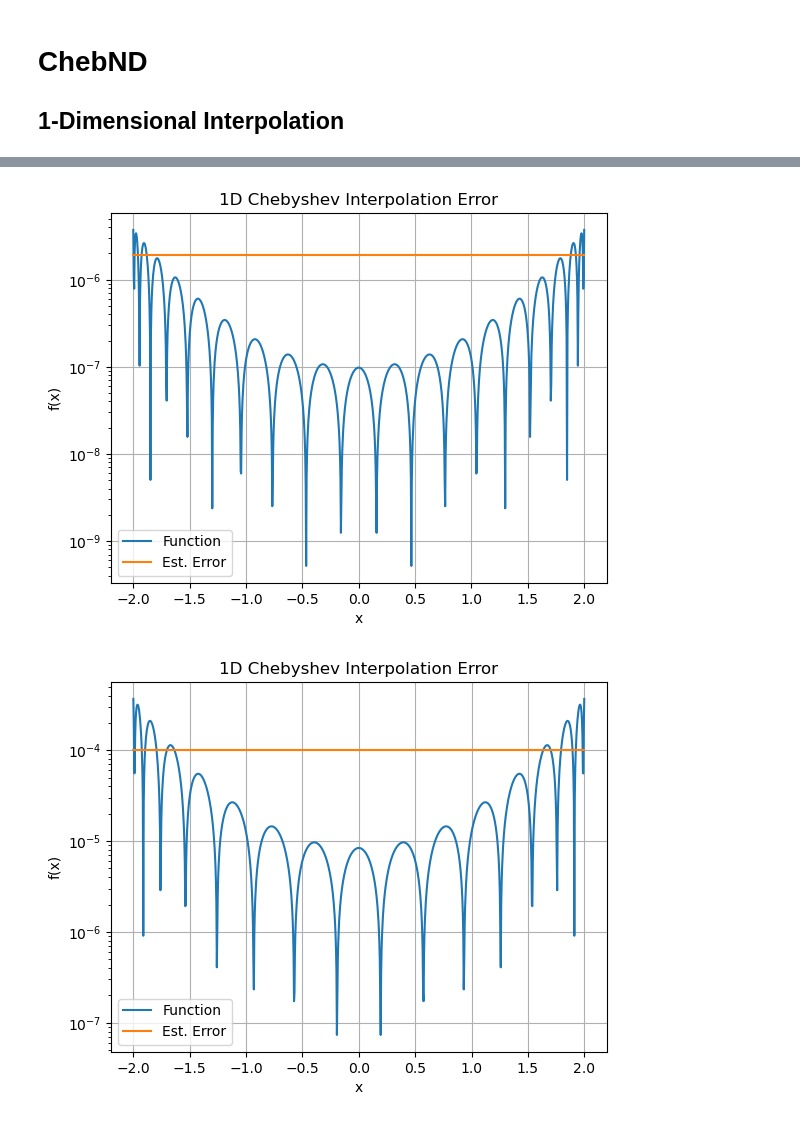
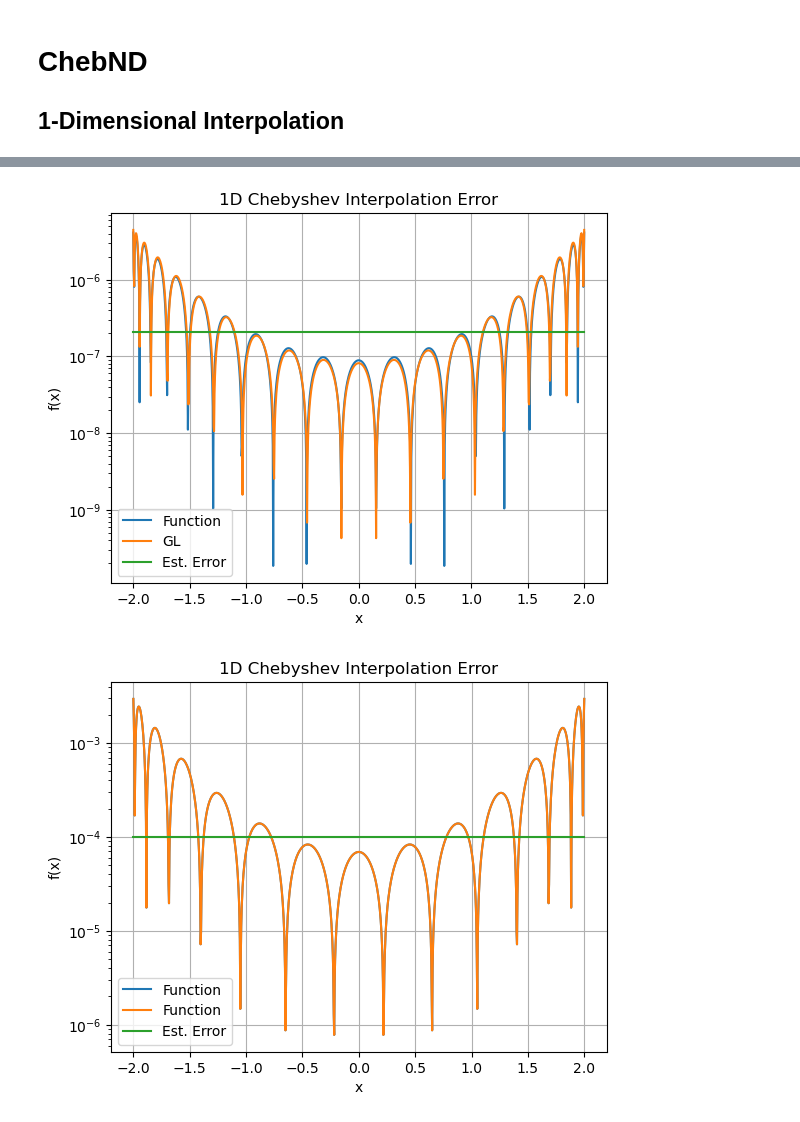
Before and after one commit to Philip-Lynch/chebyshevND, a Jupyter notebook: examples/example_1d_interp.ipynb, the cells around one changed output, grey strips where cells are left out. Saved outputs shown, nothing was run; the diff lists cells and outputs as text; code cells hidden in the pictures.

```diff
--- a/examples/example_1d_interp.ipynb
+++ b/examples/example_1d_interp.ipynb
@@ -13,6 +14,11 @@ f = lambda x: np.exp(-x**2)
 # %%
 a = -2
 b = 2
-N = 20
+N = 21
 # %%
-interp = ChebyshevInterpolant1D(f, a=a, b=b, N=N)
+x_nodes = chebyshev_nodes(N,a,b)
+vals = f(x_nodes)
+interp1 = ChebyshevInterpolant1D(vals, a=a, b=b, N=N,kind = "nodes")
+
+coeffs1 = interp1.get_coefficients()
+print(coeffs1)
@@ -18,0 +32,7 @@ interp = ChebyshevInterpolant1D(f, a=a, b=b, N=N)
+# %%
+x_GL = chebyshev_gauss_lobatto_nodes(N,a,b)
+vals2 = f(x_GL)
+interp2 = ChebyshevInterpolant1D(vals2, a=a, b=b, N=N, kind = "GL")
+
+coeffs2 = interp2.get_coefficients()
+print(coeffs2)
@@ -57,6 +99,7 @@ plt.show()
 # %%
 # Plotting the results
 plt.plot(x_test, abs((y_vals - y_interp)/y_vals), label='Function')
+plt.plot(x_test, abs((y_vals - y_interp2)/y_vals), label='GL')
 plt.plot(x_test, np.ones_like(x_test) * estRelErr, label='Est. Error')
 plt.legend()
 plt.title('1D Chebyshev Interpolation Error')
@@ -66,20 +109,23 @@ plt.yscale('log')
 plt.grid()
 plt.show()
 # %% [output]
-[figure, old version]
+[figure, new version]
 # %%
 delta = 1e-4
-interp.optimize(rel_tol=delta)
-y_interp = interp.evaluate(x_test)
+interp1.optimize(rel_tol=delta)
+y_interp = interp1.evaluate(x_test)
+interp2.optimize(rel_tol=delta)
+y_interp2 = interp2.evaluate(x_test)
 # Plotting the results
 plt.plot(x_test, abs((y_vals - y_interp)/y_vals), label='Function')
+plt.plot(x_test, abs((y_vals - y_interp2)/y_vals), label='Function')
 plt.plot(x_test, np.ones_like(x_test) * delta, label='Est. Error')
 plt.legend()
 plt.title('1D Chebyshev Interpolation Error')
 plt.xlabel('x')
 plt.ylabel('f(x)')
 plt.yscale('log')
 plt.grid()
 plt.show()
 # %% [output]
-[figure, old version]
+[figure, new version]
```
Also changed, not shown: parts of 10 cells of this notebook, 12 other files.
